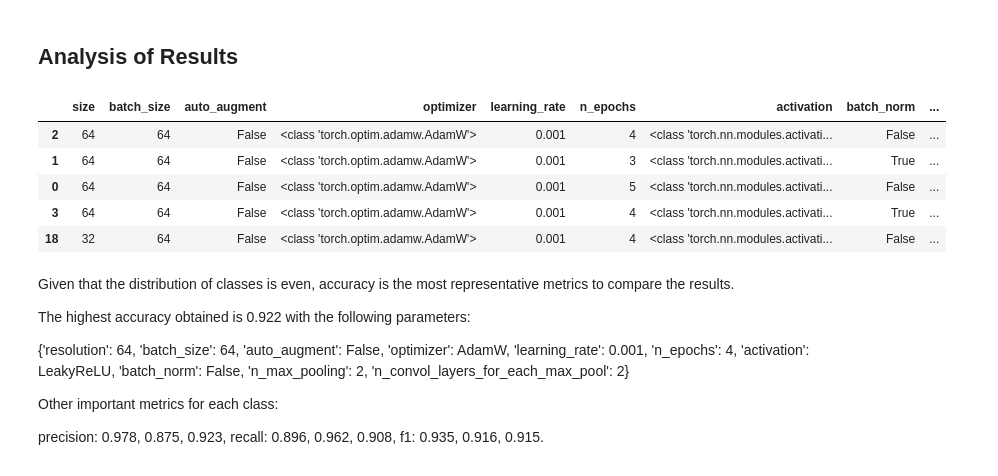
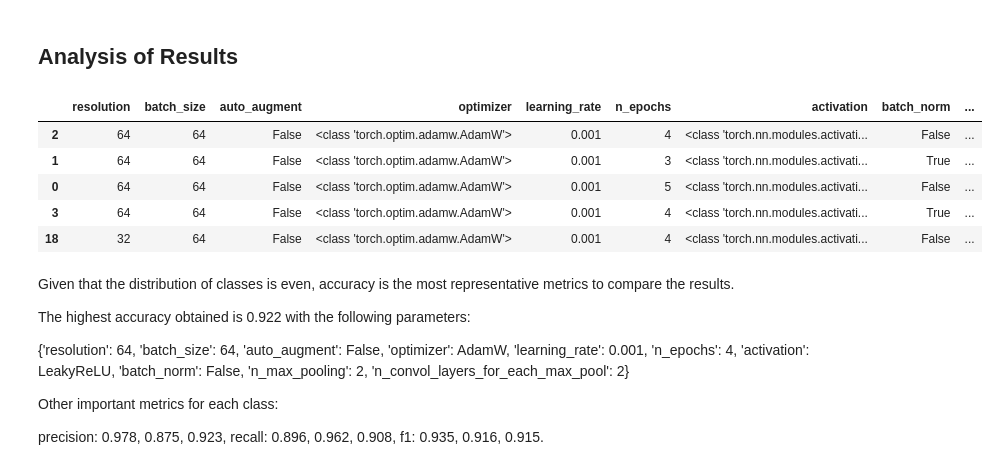
Before and after one commit to Boris-R1/portfolio, a Jupyter notebook: 4_Animal_face_classification/animal_face_classification_v4.ipynb, the cells around one changed output. Cells and saved outputs as stored; diff of their text form; code cells hidden in the pictures.

```diff
--- a/4_Animal_face_classification/animal_face_classification_v4.ipynb
+++ b/4_Animal_face_classification/animal_face_classification_v4.ipynb
@@ -519,10 +496,9 @@ Eventually, we obtained a dataframe with parameters of our custom neural network
 ## Analysis of Results
 # %%
 results = pd.read_csv(f'results_PrimitiveNN.csv')
-results.rename(columns={"resolution": "size"}, inplace=True)
 results.sort_values('accuracy', ascending=False).head(5)
 # %% [output]
-|  | size | batch_size | auto_augment | optimizer | learning_rate | n_epochs | activation | batch_norm | ... |
+|  | resolution | batch_size | auto_augment | optimizer | learning_rate | n_epochs | activation | batch_norm | ... |
 | 2 | 64 | 64 | False | <class 'torch.optim.adamw.AdamW'> | 0.001 | 4 | <class 'torch.nn.modules.activati... | False | ... |
 | 1 | 64 | 64 | False | <class 'torch.optim.adamw.AdamW'> | 0.001 | 3 | <class 'torch.nn.modules.activati... | True | ... |
 | 0 | 64 | 64 | False | <class 'torch.optim.adamw.AdamW'> | 0.001 | 5 | <class 'torch.nn.modules.activati... | False | ... |
```
Also changed, not shown: parts of 5 cells of this notebook.
